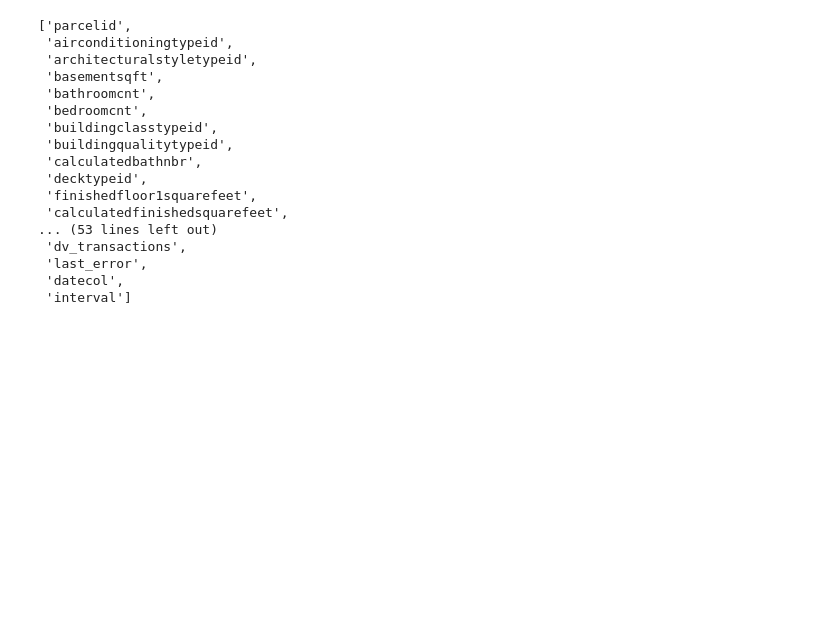
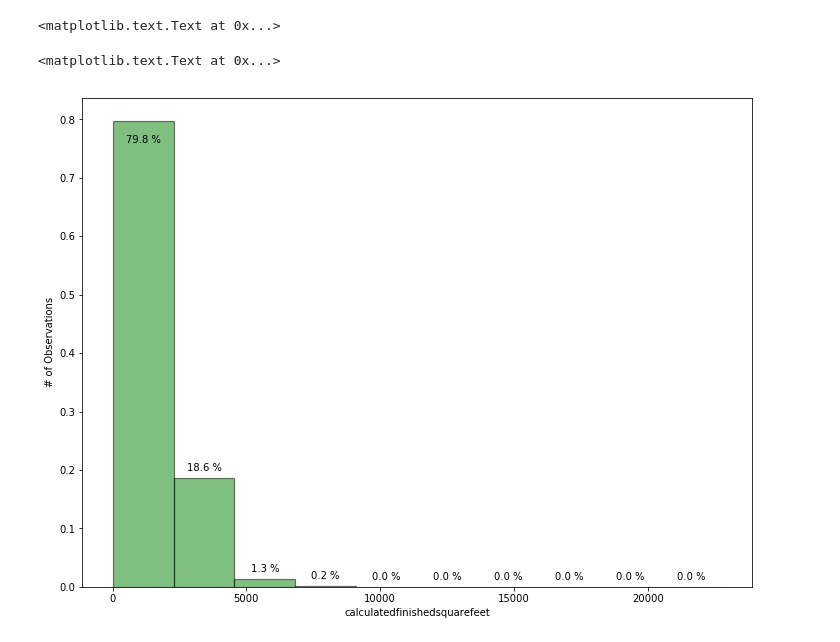
Before and after one commit to u36073/trm3pylib, a Jupyter notebook: trm3pylib testing 001.ipynb, the cells around one changed output. Drawn from its saved outputs; the diff is of its cells as text; code cells hidden in the pictures; blank space fills up the shorter version.

```diff
--- a/trm3pylib testing 001.ipynb
+++ b/trm3pylib testing 001.ipynb
@@ -57,20 +33,0 @@ sdf = trm3.utility.df_contents(df, display_html_output=True)
-# %%
-df.columns.tolist()
-# %% [output]
-['parcelid',
- 'airconditioningtypeid',
- 'architecturalstyletypeid',
- 'basementsqft',
- 'bathroomcnt',
- 'bedroomcnt',
- 'buildingclasstypeid',
- 'buildingqualitytypeid',
- 'calculatedbathnbr',
- 'decktypeid',
- 'finishedfloor1squarefeet',
- 'calculatedfinishedsquarefeet',
-... (53 lines left out)
- 'dv_transactions',
- 'last_error',
- 'datecol',
- 'interval']
@@ -76,0 +36,40 @@ df.columns.tolist()
+# %%
+def autolabel(rects, ax, percentages=False):
+    # Get y-axis height to calculate label position from.
+    (y_bottom, y_top) = ax.get_ylim()
+    y_height = y_top - y_bottom
+
+    for rect in rects:
+        height = rect.get_height()
+
+        # Fraction of axis height taken up by this rectangle
+        p_height = (height / y_height)
+
+        # If we can fit the label above the column, do that;
+        # otherwise, put it inside the column.
+        if p_height > 0.95: # arbitrary; 95% looked good to me.
+            label_position = height - (y_height * 0.05)
+        else:
+            label_position = height + (y_height * 0.01)
+
+        height = 100*height
+        ax.text(rect.get_x() + rect.get_width()/2., label_position,
+                '%.1f %%' % height,
+                ha='center', va='bottom')
+# %%
+col="calculatedfinishedsquarefeet"
+plt.rcParams["figure.figsize"] = [12, 9]
+nomiss = df[col].notnull()
+histogram = plt.figure()
+weights = numpy.ones_like(df.loc[nomiss,col])/float(len(df.loc[nomiss,col]))
+n, bins, patches = plt.hist(df.loc[nomiss,col], alpha=.5, facecolor='green',
+                            edgecolor='black', linewidth=1.2, weights=weights)
+plt.xlabel(col)
+plt.ylabel('# of Observations')
+autolabel(patches, plt.gca(), percentages=True)
+plt.show()
+plt.close()
+# %% [output]
+<matplotlib.text.Text at 0x...>
+<matplotlib.text.Text at 0x...>
+[figure, added]
```
Also changed, not shown: parts of 11 cells of this notebook, 1 other file.
